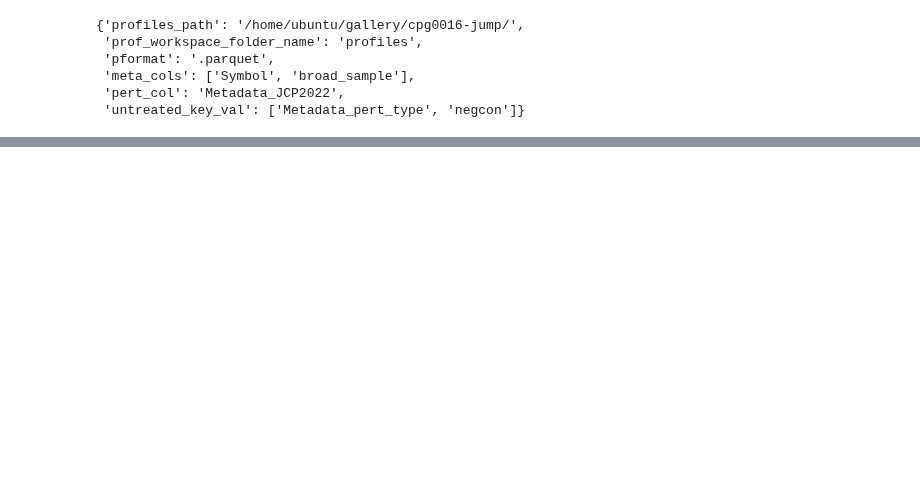
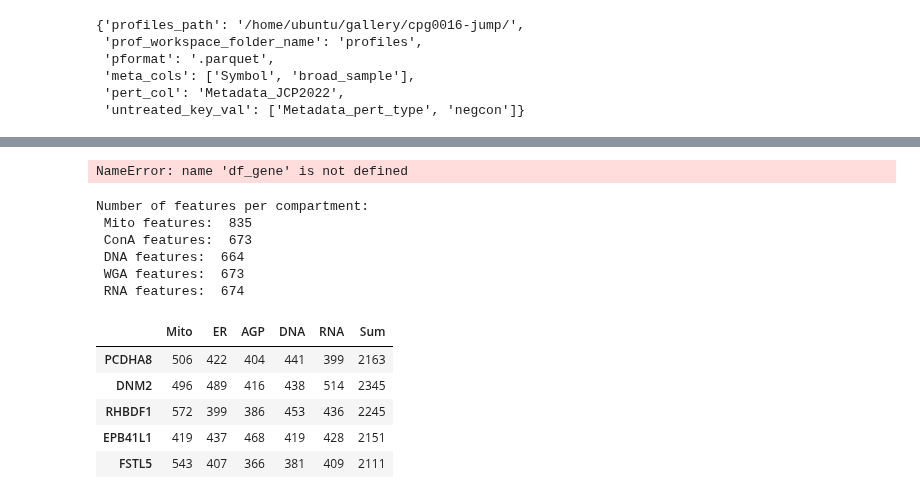
Before and after one commit to broadinstitute/SingleCell_Morphological_Analysis, a Jupyter notebook: scripts/jump_fq/hit_calling_periscope_strategy.ipynb, the cells around one changed output, grey strips where cells are left out. Cells and saved outputs as stored; diff of their text form; code cells hidden in the pictures; blank space fills up the shorter version.

```diff
--- a/scripts/jump_fq/hit_calling_periscope_strategy.ipynb
+++ b/scripts/jump_fq/hit_calling_periscope_strategy.ipynb
@@ -662,0 +917,47 @@ def calculate_stats_3(ds_params, feature_list, gene_list, df_genes, p_value):
+# %%
+# mito_5, er_5, agp_5, dapi_5, rna_5, sum_5 = FDR_5_3(
+#     df_sig_feature_zero_tpm, ["Mito", "ER", "AGP", "DNA", "RNA","Sum"]
+
+# A549_whole_cell_hits = df_sig_feature_expressed.query("Sum > @sum_5")
+# A549_comp_spec_hits = df_sig_feature_expressed.query("Sum <= @sum_5").query(
+#     "Mito > @mito_5 | ER > @er_5 | AGP > @agp_5 | DNA > @dapi_5 | RNA > @rna_5"
+# )
+
+hit_list = list(A549_comp_spec_hits.index) + list(A549_whole_cell_hits.index)
+# df_hits = df_gene.loc[df_gene.index.isin(hit_list)]
+# df_hits.head()
+# %% [output]
+NameError: name 'df_gene' is not defined
+# %%
+# Extract the features
+features = df_p_values.columns.to_list()
+mito_list = [feature for feature in features if "_mito" in feature.lower()]
+cona_list = [feature for feature in features if "_er" in feature.lower()]
+dapi_list = [feature for feature in features if "_dna" in feature.lower()]
+wga_list = [feature for feature in features if "_agp" in feature.lower()]
+phalloidin_list = [feature for feature in features if "_rna" in feature.lower()]
+print(
+    "Number of features per compartment: ",
+    "\n",
+    "Mito features: ",
+    len(mito_list),
+    "\n",
+    "ER features: ",
+    len(cona_list),
+    "\n",
+    "DNA features: ",
+    len(dapi_list),
+    "\n",
+    "AGP features: ",
+    len(wga_list),
+    "\n",
+    "RNA features: ",
+    len(phalloidin_list),
+)
+# %% [output]
+Number of features per compartment:
+ Mito features:  835
+ ConA features:  673
+ DNA features:  664
+ WGA features:  673
+ RNA features:  674
@@ -662,0 +966,26 @@ def calculate_stats_3(ds_params, feature_list, gene_list, df_genes, p_value):
+# %%
+p_value = 0.001
+gene_list = list(df_p_values.index)
+compartment_lists = {
+    "Mito": mito_list,
+    "ER": cona_list,
+    "AGP": wga_list,
+    "DNA": dapi_list,
+    "RNA": phalloidin_list,
+    "Sum": features,
+}
+
+df_sig_feature = pd.DataFrame(index=gene_list)
+
+for compartment, feat_list in compartment_lists.items():
+    mask = df_p_values[feat_list] < p_value
+    df_sig_feature[compartment] = mask.sum(axis=1)
+
+df_sig_feature.head()
+# %% [output]
+|  | Mito | ER | AGP | DNA | RNA | Sum |
+| PCDHA8 | 506 | 422 | 404 | 441 | 399 | 2163 |
+| DNM2 | 496 | 489 | 416 | 438 | 514 | 2345 |
+| RHBDF1 | 572 | 399 | 386 | 453 | 436 | 2245 |
+| EPB41L1 | 419 | 437 | 468 | 419 | 428 | 2151 |
+| FSTL5 | 543 | 407 | 366 | 381 | 409 | 2111 |
```
Also changed, not shown: parts of 54 cells of this notebook, 1 other file.
